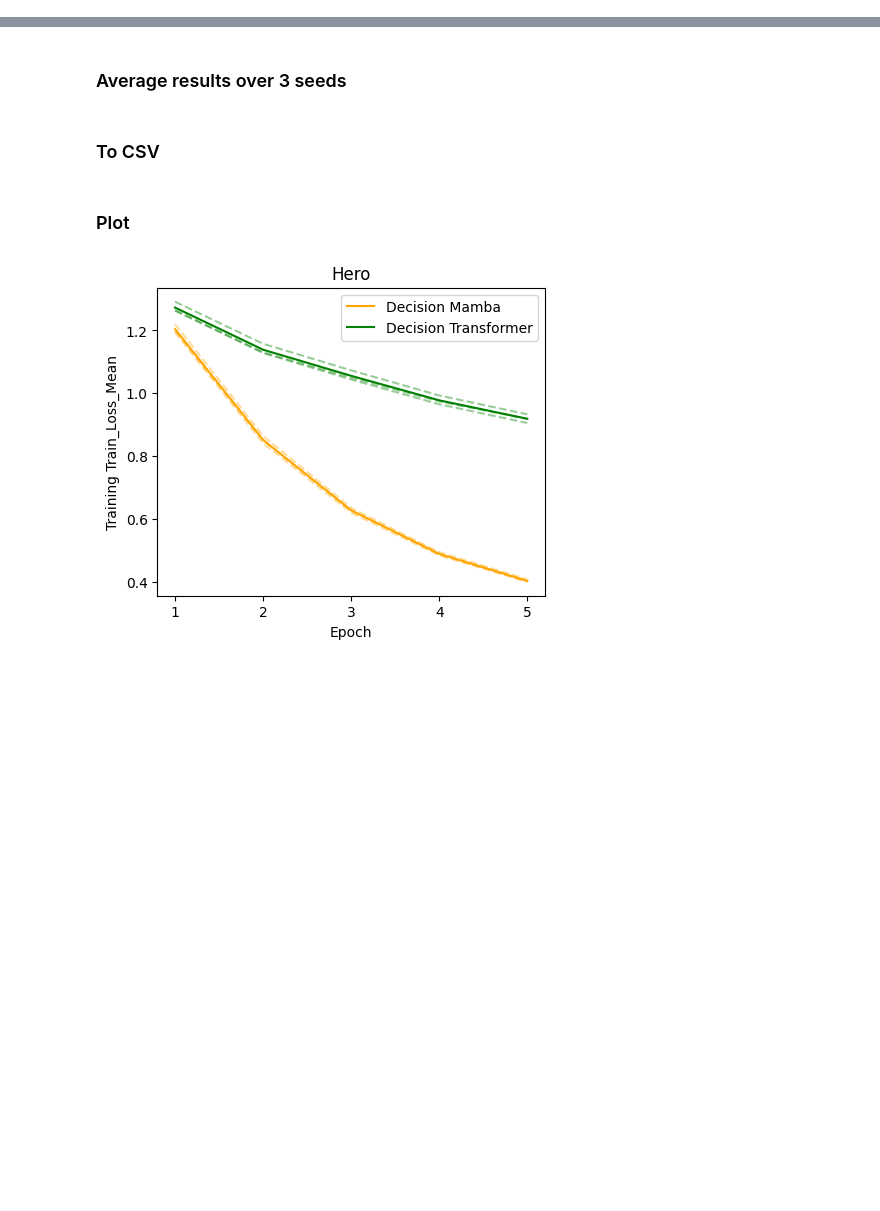
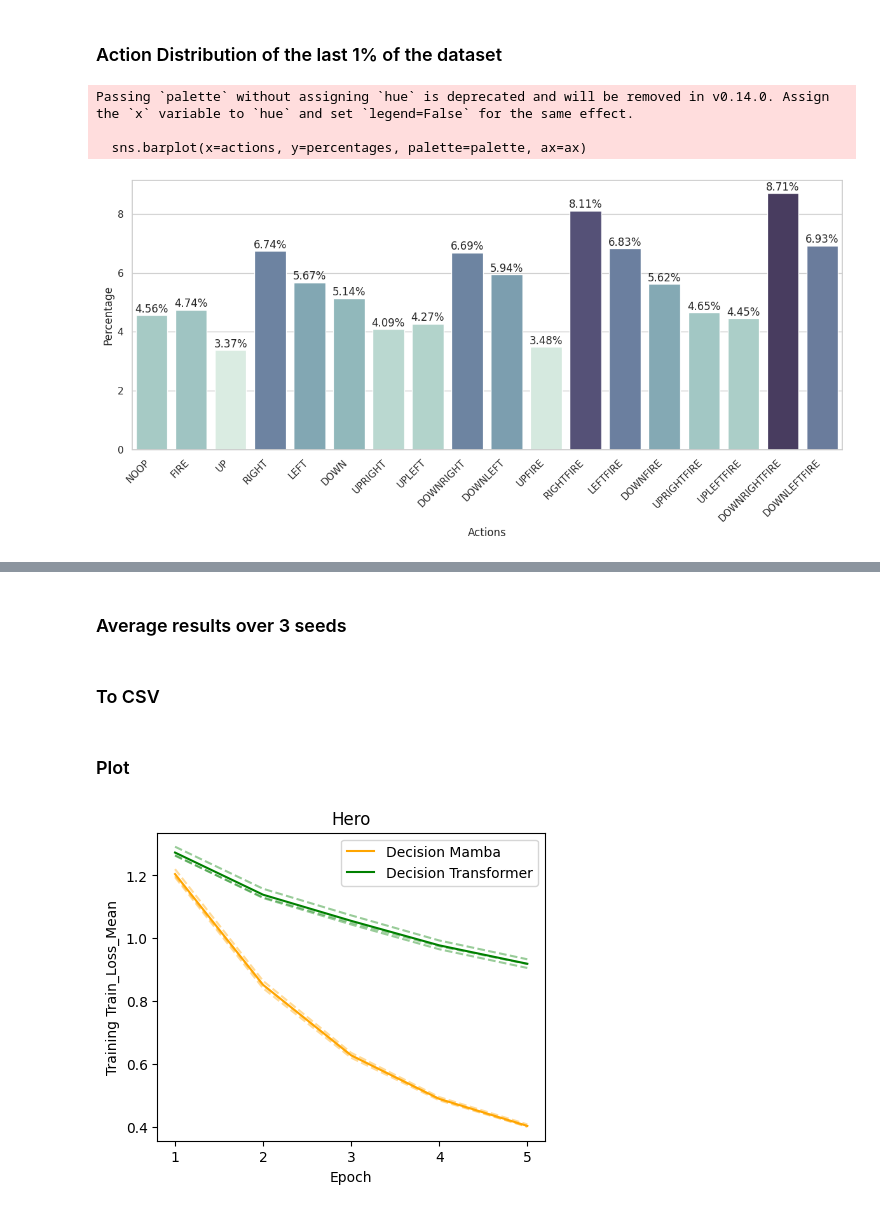
Before and after one commit to 0x1DA9430/Decision-Transformer-vs-Decision-Mamba, a Jupyter notebook: atari/output/plot_output.ipynb, the cells around one changed output, grey strips where cells are left out. Drawn from its saved outputs; the diff is of its cells as text; code cells hidden in the pictures; blank space fills up the shorter version.

```diff
--- a/atari/output/plot_output.ipynb
+++ b/atari/output/plot_output.ipynb
@@ -5,0 +7,47 @@ import matplotlib.pyplot as plt
+# %% [markdown]
+### Action Distribution of the last 1% of the dataset
+# %%
+actions = [
+    'NOOP', 'FIRE', 'UP', 'RIGHT', 'LEFT', 'DOWN', 'UPRIGHT', 'UPLEFT',
+    'DOWNRIGHT', 'DOWNLEFT', 'UPFIRE', 'RIGHTFIRE', 'LEFTFIRE', 'DOWNFIRE',
+    'UPRIGHTFIRE', 'UPLEFTFIRE', 'DOWNRIGHTFIRE', 'DOWNLEFTFIRE'
+]
+percentages = [
+    4.56, 4.74, 3.37, 6.74, 5.67, 5.14, 4.09, 4.27, 6.69, 5.94, 3.48, 8.11,
+    6.83, 5.62, 4.65, 4.45, 8.71, 6.93
+]
+
+# Normalize the percentages for better color mapping
+norm = plt.Normalize(min(percentages), max(percentages))
+colors = sns.cubehelix_palette(start=.5, rot=-.5, light=0.9, dark=0.25, as_cmap=True)
+
+# Create a mapping of percentages to colors
+palette = [colors(norm(value)) for value in percentages]
+
+# Set up the Seaborn style
+sns.set(style="whitegrid")
+
+# Create the bar plot
+fig, ax = plt.subplots(figsize=(12, 6))
+sns.barplot(x=actions, y=percentages, palette=palette, ax=ax)
+
+# Adding percentage labels on top of each bar
+for i, p in enumerate(ax.patches):
+    height = p.get_height()
+    ax.text(p.get_x() + p.get_width() / 2., height + 0.1, f'{percentages[i]:.2f}%', ha="center")
+
+# Setting labels and title
+ax.set_xlabel('Actions')
+ax.set_ylabel('Percentage')
+plt.xticks(rotation=45, ha='right')
+
+# Display the plot
+plt.tight_layout()
+# plt.show()
+# Save as pdf
+plt.savefig('action_distribution.pdf', format='pdf')
+# %% [output]
+Passing `palette` without assigning `hue` is deprecated and will be removed in v0.14.0. Assign the `x` variable to `hue` and set `legend=False` for the same effect.
+
+  sns.barplot(x=actions, y=percentages, palette=palette, ax=ax)
+[figure, added]
```
Also changed, not shown: parts of 2 cells of this notebook, 5 other files.
